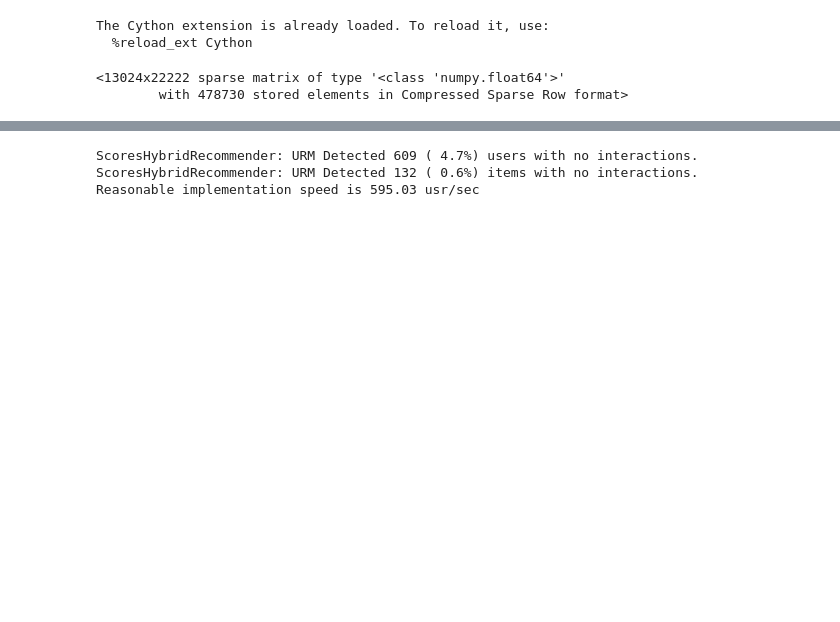
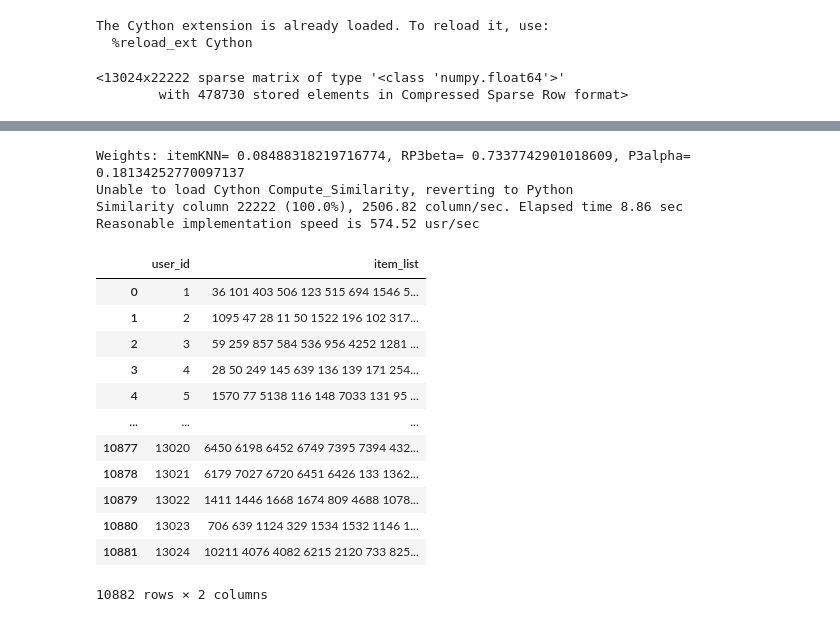
Before and after one commit to FedericoArcelaschi-Polimi/edited_RecSyS_Course_AT_PoliMi, a Jupyter notebook: my_hybrid.ipynb, the cells around one changed output, grey strips where cells are left out. Drawn from its saved outputs; the diff is of its cells as text; code cells hidden in the pictures; blank space fills up the shorter version.

Commit message:
created a hybrid recsys

```diff
--- a/my_hybrid.ipynb
+++ b/my_hybrid.ipynb
@@ -38,13 +41,8 @@ del add_urm
 del missing_index
 #data_target["user_id"] = data_target["user_id"]
 URM_all = URM_all.to_numpy()
-urm_sparse = sps.csr_matrix(URM_all)
-urm_sparse
+URM_all = sps.csr_matrix(URM_all)
+URM_all
 # %% [output]
 <13024x22222 sparse matrix of type '<class 'numpy.float64'>'
         with 478730 stored elements in Compressed Sparse Row format>
-# %%
-URM_train, URM_test = split_train_in_two_percentage_global_sample(urm_sparse, train_percentage = 0.80)
-# URM_train, URM_validation = split_train_in_two_percentage_global_sample(URM_train, train_percentage = 0.80)
-# evaluator_validation = EvaluatorHoldout(URM_validation, cutoff_list=[10])
-evaluator_test = EvaluatorHoldout(URM_test, cutoff_list=[10])
@@ -88,16 +93,19 @@ class ScoresHybridRecommender(BaseRecommender):
 
     RECOMMENDER_NAME = "ScoresHybridRecommender"
 
-    def __init__(self, URM_train, recommender_1, recommender_2):
-        super(ScoresHybridRecommender, self).__init__(URM_train)
+    def __init__(self, URM_train, recommender_1, recommender_2, recommender_3, verbose = True):
+
+        super(ScoresHybridRecommender, self).__init__(URM_train, verbose=verbose)
 
         self.URM_train = sps.csr_matrix(URM_train)
         self.recommender_1 = recommender_1
         self.recommender_2 = recommender_2
+        self.recommender_3 = recommender_3
 
 
-    def fit(self, alpha = 0.5):
+    def fit(self, alpha = 0.5, beta = 0.5):
         self.alpha = alpha
+        self.beta = beta
 
 
     def _compute_item_score(self, user_id_array, items_to_compute):
@@ -105,7 +113,8 @@ class ScoresHybridRecommender(BaseRecommender):
         # In a simple extension this could be a loop over a list of pretrained recommender objects
         item_weights_1 = self.recommender_1._compute_item_score(user_id_array)
         item_weights_2 = self.recommender_2._compute_item_score(user_id_array)
+        item_weights_3 = self.recommender_3._compute_item_score(user_id_array)
 
-        item_weights = item_weights_1*self.alpha + item_weights_2*(1-self.alpha)
+        item_weights = item_weights_1*self.alpha + item_weights_2*self.beta + item_weights_3*(1-self.alpha-self.beta)
 
         return item_weights
@@ -154,0 +134,3 @@ Name: 1, dtype: object
+# %%
+study = optuna.create_study(direction="maximize")
+study.optimize(train_evaluate, n_trials=100)
@@ -155,20 +163,47 @@ Name: 1, dtype: object
 # %%
 import time
-scoreshybridrecommender = ScoresHybridRecommender(URM_train, item_knn_recommender, user_knn_recommender)
-scoreshybridrecommender.fit(alpha = a)
+alpha = study.best_params["alpha"]
+beta = study.best_params["beta"]
+print(f"Weights: itemKNN= {alpha}, RP3beta= {beta}, P3alpha= {1-alpha-beta}")
+
+item_knn_recommender = ItemKNNCFRecommender(URM_all, verbose=False)
+RP3beta_recommender = RP3betaRecommender(URM_all, verbose=False)
+P3alpha_recommender = P3alphaRecommender(URM_all, verbose=False)
+
+item_knn_recommender.fit(shrink=6.982686167013746, topK=9)
+RP3beta_recommender.fit(alpha=0.20026352123406477, beta=0.15999879728761354, topK=32)
+P3alpha_recommender.fit(topK=41, alpha=0.7384557977476195)
+
+scoreshybridrecommender = ScoresHybridRecommender(URM_all, item_knn_recommender, RP3beta_recommender, P3alpha_recommender, verbose=False)
+scoreshybridrecommender.fit(alpha = alpha, beta = beta)
 n_users_to_test = len(data_target["user_id"])
 suggestions = pd.DataFrame(columns = ["user_id", "item_list"])
 start_time = time.time()
 
 for user_id in (data_target["user_id"]-1):
     suggestion = scoreshybridrecommender.recommend(user_id, cutoff=10)
     suggestions.loc[len(suggestions)] = [user_id+1, " ".join([str(item_map[x]) for x in suggestion])] #" ".join([str(x) for x in np.flip(np.sort(suggestion_values))[0][:10]]
 
 end_time = time.time()
 
 print("Reasonable implementation speed is {:.2f} usr/sec".format(n_users_to_test/(end_time-start_time)))
+suggestions
 # %% [output]
-ScoresHybridRecommender: URM Detected 609 ( 4.7%) users with no interactions.
-ScoresHybridRecommender: URM Detected 132 ( 0.6%) items with no interactions.
-Reasonable implementation speed is 595.03 usr/sec
+Weights: itemKNN= 0.08488318219716774, RP3beta= 0.7337742901018609, P3alpha= 0.18134252770097137
+Unable to load Cython Compute_Similarity, reverting to Python
+Similarity column 22222 (100.0%), 2506.82 column/sec. Elapsed time 8.86 sec
+Reasonable implementation speed is 574.52 usr/sec
+|  | user_id | item_list |
+| 0 | 1 | 36 101 403 506 123 515 694 1546 5... |
+| 1 | 2 | 1095 47 28 11 50 1522 196 102 317... |
+| 2 | 3 | 59 259 857 584 536 956 4252 1281 ... |
+| 3 | 4 | 28 50 249 145 639 136 139 171 254... |
+| 4 | 5 | 1570 77 5138 116 148 7033 131 95 ... |
+| ... | ... | ... |
+| 10877 | 13020 | 6450 6198 6452 6749 7395 7394 432... |
+| 10878 | 13021 | 6179 7027 6720 6451 6426 133 1362... |
+| 10879 | 13022 | 1411 1446 1668 1674 809 4688 1078... |
+| 10880 | 13023 | 706 639 1124 329 1534 1532 1146 1... |
+| 10881 | 13024 | 10211 4076 4082 6215 2120 733 825... |
+10882 rows × 2 columns
 # %%
```
Also changed, not shown: parts of 12 cells of this notebook, 11 other files.
